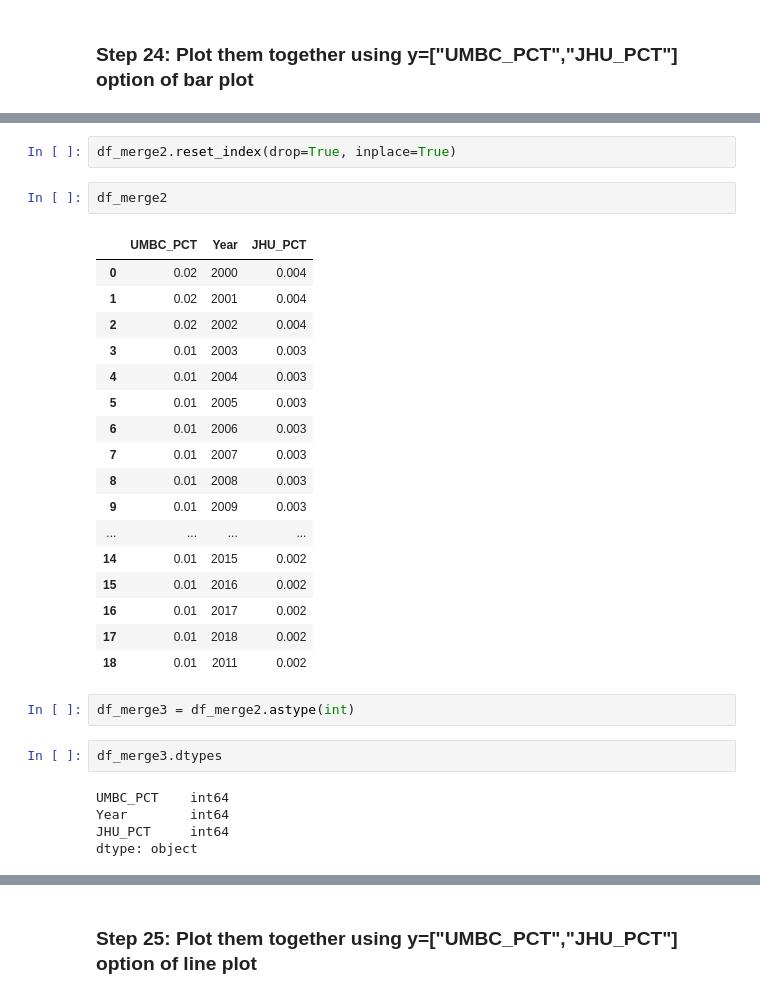
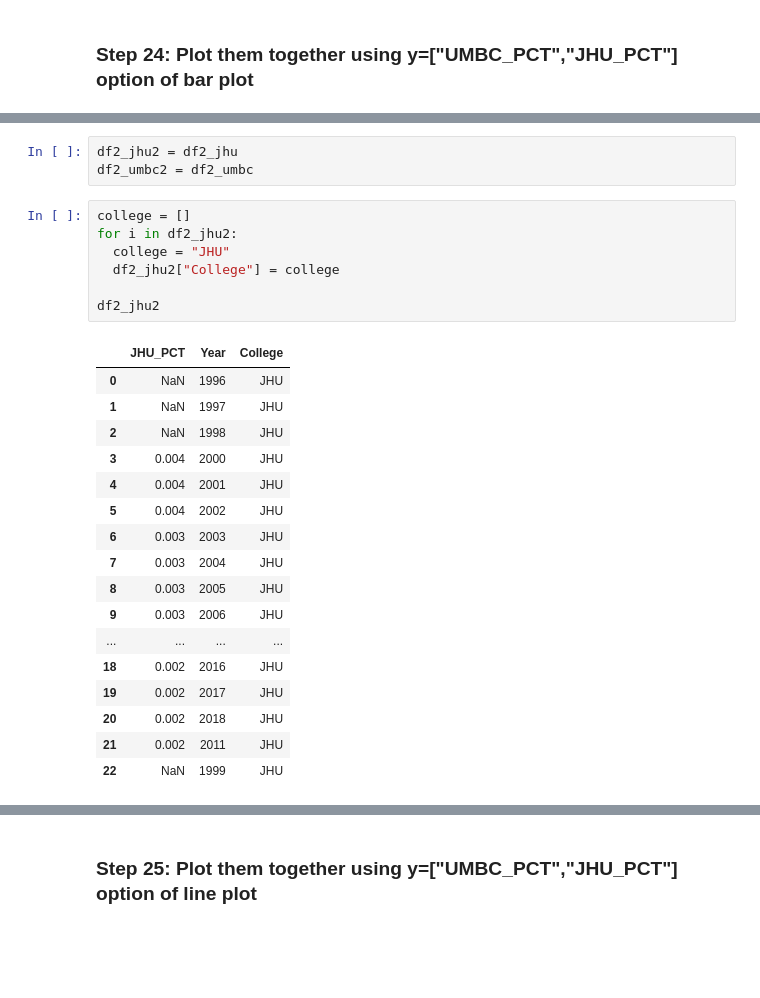
Before and after one commit to halgrai1/DATA-690-WANG, a Jupyter notebook: Assignment_07/Assignment_7_Part_2.ipynb, the cells around one changed output, grey strips where cells are left out. Drawn from its saved outputs; the diff is of its cells as text; blank space fills up the shorter version.

```diff
--- a/Assignment_07/Assignment_7_Part_2.ipynb
+++ b/Assignment_07/Assignment_7_Part_2.ipynb
@@ -452,31 +413,28 @@ df_merge2 = df_merge.dropna(subset=['UMBC_PCT'])
-# %%
-df_merge2.reset_index(drop=True, inplace=True)
-# %%
-df_merge2
-# %% [output]
-|  | UMBC_PCT | Year | JHU_PCT |
-| 0 | 0.02 | 2000 | 0.004 |
-| 1 | 0.02 | 2001 | 0.004 |
-| 2 | 0.02 | 2002 | 0.004 |
-| 3 | 0.01 | 2003 | 0.003 |
-| 4 | 0.01 | 2004 | 0.003 |
-| 5 | 0.01 | 2005 | 0.003 |
-| 6 | 0.01 | 2006 | 0.003 |
-| 7 | 0.01 | 2007 | 0.003 |
-| 8 | 0.01 | 2008 | 0.003 |
-| 9 | 0.01 | 2009 | 0.003 |
-| ... | ... | ... | ... |
-| 14 | 0.01 | 2015 | 0.002 |
-| 15 | 0.01 | 2016 | 0.002 |
-| 16 | 0.01 | 2017 | 0.002 |
-| 17 | 0.01 | 2018 | 0.002 |
-| 18 | 0.01 | 2011 | 0.002 |
-# %%
-df_merge3 = df_merge2.astype(int)
-# %%
-df_merge3.dtypes
-# %% [output]
-UMBC_PCT    int64
-Year        int64
-JHU_PCT     int64
-dtype: object
+# %%
+df2_jhu2 = df2_jhu
+df2_umbc2 = df2_umbc
+# %%
+college = []
+for i in df2_jhu2:
+  college = "JHU"
+  df2_jhu2["College"] = college
+
+df2_jhu2
+# %% [output]
+|  | JHU_PCT | Year | College |
+| 0 | NaN | 1996 | JHU |
+| 1 | NaN | 1997 | JHU |
+| 2 | NaN | 1998 | JHU |
+| 3 | 0.004 | 2000 | JHU |
+| 4 | 0.004 | 2001 | JHU |
+| 5 | 0.004 | 2002 | JHU |
+| 6 | 0.003 | 2003 | JHU |
+| 7 | 0.003 | 2004 | JHU |
+| 8 | 0.003 | 2005 | JHU |
+| 9 | 0.003 | 2006 | JHU |
+| ... | ... | ... | ... |
+| 18 | 0.002 | 2016 | JHU |
+| 19 | 0.002 | 2017 | JHU |
+| 20 | 0.002 | 2018 | JHU |
+| 21 | 0.002 | 2011 | JHU |
+| 22 | NaN | 1999 | JHU |
```
Also changed, not shown: parts of 13 cells of this notebook.
